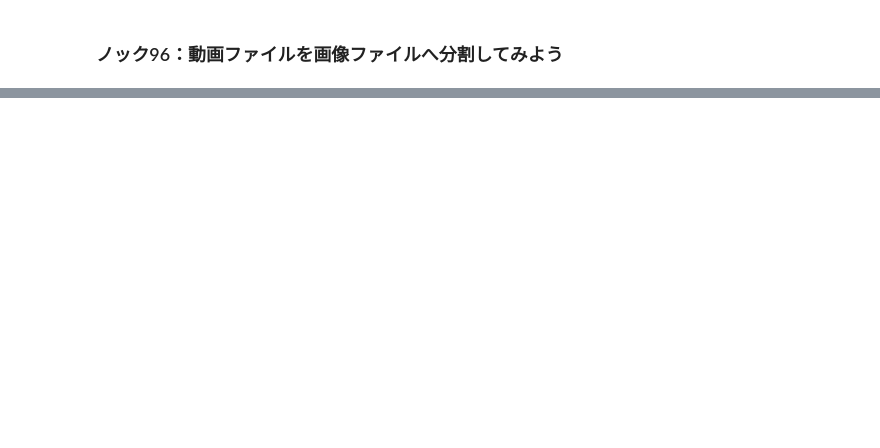
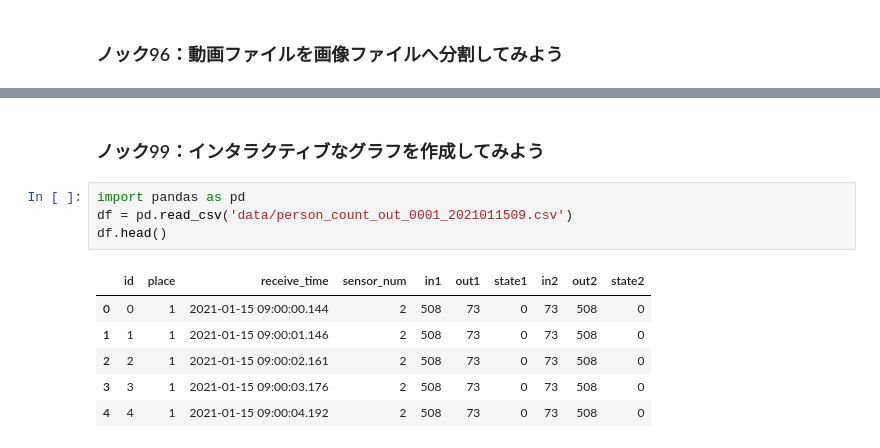
Before and after one commit to TakuroTerui/python_data_processing_100_knock, a Jupyter notebook: 第8章特殊な加工・可視化を行う10本ノック.ipynb, the cells around one changed output, grey strips where cells are left out. Cells and saved outputs as stored; diff of their text form; blank space fills up the shorter version.

```diff
--- a/第8章特殊な加工・可視化を行う10本ノック.ipynb
+++ b/第8章特殊な加工・可視化を行う10本ノック.ipynb
@@ -234,0 +428,13 @@ video_clip.audio.write_audiofile('data/audio_by_py.mp3')
+# %% [markdown]
+### ノック99：インタラクティブなグラフを作成してみよう
+# %%
+import pandas as pd
+df = pd.read_csv('data/person_count_out_0001_2021011509.csv')
+df.head()
+# %% [output]
+|  | id | place | receive_time | sensor_num | in1 | out1 | state1 | in2 | out2 | state2 |
+| 0 | 0 | 1 | 2021-01-15 09:00:00.144 | 2 | 508 | 73 | 0 | 73 | 508 | 0 |
+| 1 | 1 | 1 | 2021-01-15 09:00:01.146 | 2 | 508 | 73 | 0 | 73 | 508 | 0 |
+| 2 | 2 | 1 | 2021-01-15 09:00:02.161 | 2 | 508 | 73 | 0 | 73 | 508 | 0 |
+| 3 | 3 | 1 | 2021-01-15 09:00:03.176 | 2 | 508 | 73 | 0 | 73 | 508 | 0 |
+| 4 | 4 | 1 | 2021-01-15 09:00:04.192 | 2 | 508 | 73 | 0 | 73 | 508 | 0 |
```
Also changed, not shown: parts of 32 cells of this notebook.
